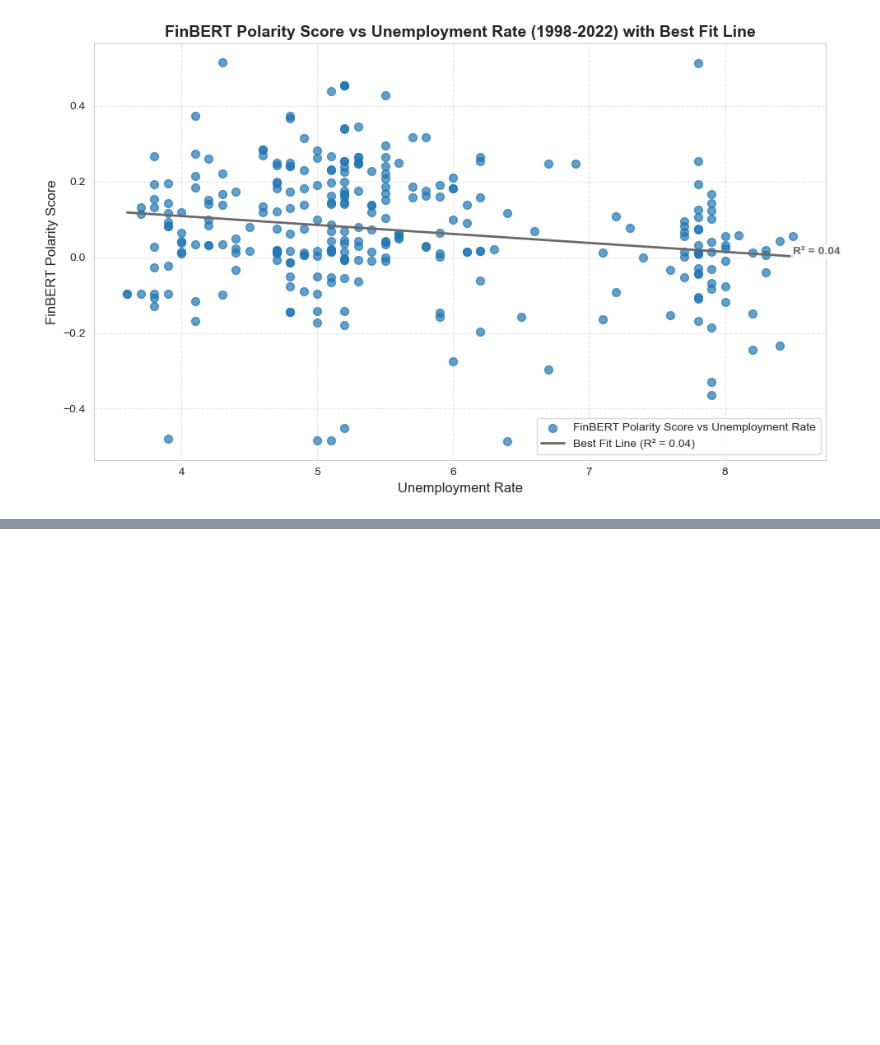
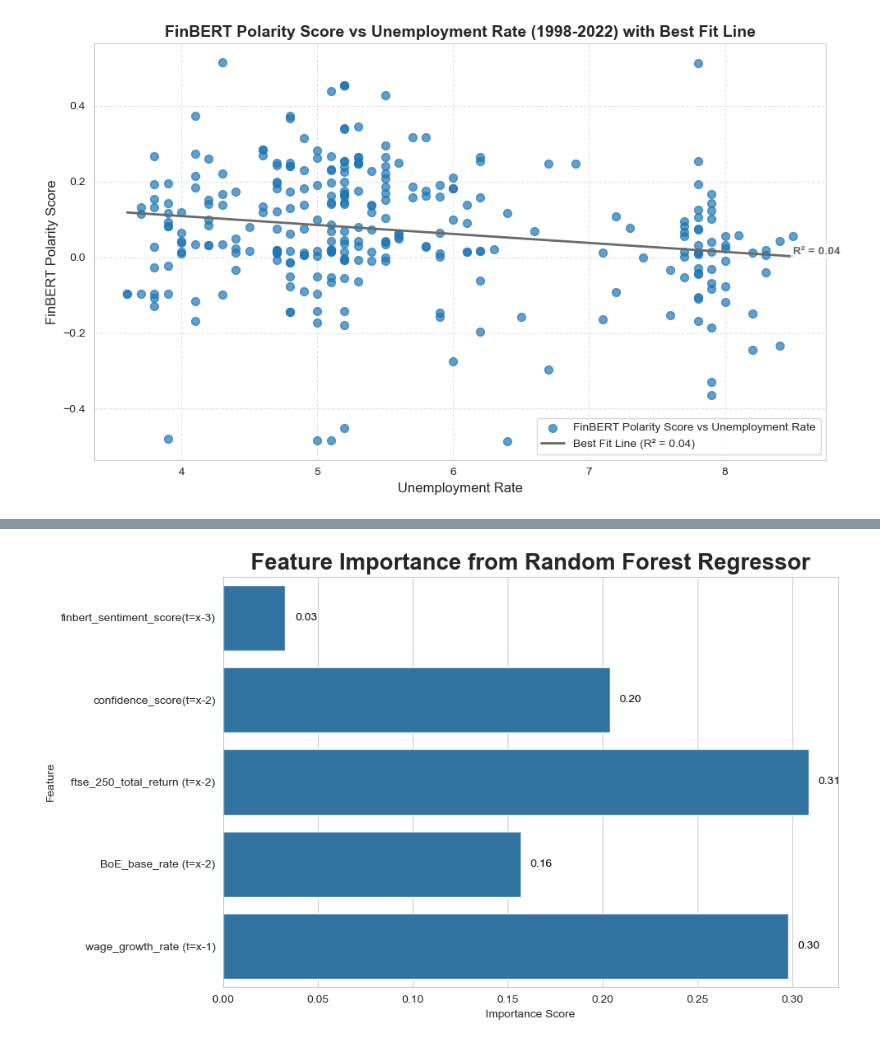
Before and after one commit to gamzebb/group-project, a Jupyter notebook: Further Analysis (Copies)/Unemployment analysis - sentiment, correlation, predictions (1998-22) vChecked (copy).ipynb, the cells around one changed output, grey strips where cells are left out. Drawn from its saved outputs; the diff is of its cells as text; code cells hidden in the pictures; blank space fills up the shorter version.

```diff
--- a/Further Analysis (Copies)/Unemployment analysis - sentiment, correlation, predictions (1998-22) vChecked (copy).ipynb
+++ b/Further Analysis (Copies)/Unemployment analysis - sentiment, correlation, predictions (1998-22) vChecked (copy).ipynb
@@ -1464,0 +1502,82 @@ else:
+# %%
+from sklearn.ensemble import RandomForestRegressor
+from sklearn.model_selection import train_test_split
+from sklearn.metrics import mean_squared_error, r2_score
+from sklearn.metrics import mean_absolute_error
+import matplotlib.pyplot as plt
+import seaborn as sns
+import pandas as pd  # Import pandas
+
+
+# 1. Prepare the data
+# -------------------
+# Use only non-null rows
+regression_df_sentiment = regression_df_sentiment.dropna(
+    subset=[
+        'unemployment_rate (t=x)',
+        'finbert_sentiment_score(t=x-3)', 'confidence_score(t=x-2)', 'ftse_250_total_return (t=x-2)',
+       'BoE_base_rate (t=x-2)','wage_growth_rate (t=x-1)'
+    ]
+)
+
+# Define features and target
+X = regression_df_sentiment[
+    [
+     'finbert_sentiment_score(t=x-3)', 'confidence_score(t=x-2)', 'ftse_250_total_return (t=x-2)',
+       'BoE_base_rate (t=x-2)','wage_growth_rate (t=x-1)'
+    ]
+]
+y = regression_df_sentiment['unemployment_rate (t=x)']
+
+# 2. Train-test split
+# -------------------
+X_train, X_test, y_train, y_test = train_test_split(X, y, test_size=0.3, random_state=42)
+
+# 3. Build and train the Random Forest model
+# ------------------------------------------
+rf_model = RandomForestRegressor(
+    n_estimators=200,
+    min_samples_split=2,
+    min_samples_leaf=2,
+    max_features='sqrt',
+    bootstrap=True,
+    n_jobs=-1,
+    random_state=42,
+)
+
+rf_model.fit(X_train, y_train)
+
+# 4. Predictions and Evaluation
+# -----------------------------
+y_pred = rf_model.predict(X_test)
+
+rmse = np.sqrt(mean_squared_error(y_test, y_pred))
+mse = mean_squared_error(y_test, y_pred)
+mae = mean_absolute_error(y_test, y_pred)
+r2 = r2_score(y_test, y_pred)
+
+print(f"Root Mean Squared Error: {rmse:.4f}")
+print(f"Mean Squared Error: {mse:.4f}")
+print(f"Mean Absolute Error: {mae:.4f}")
+print(f"R² Score: {r2:.4f}")
+
+# 5. Feature Importance Plot
+# --------------------------
+feature_importances = pd.Series(rf_model.feature_importances_, index=X.columns)
+
+plt.figure(figsize=(10, 6))
+ax = sns.barplot(x=feature_importances, y=feature_importances.index)  # Save the axes object
+plt.title(
+    "Feature Importance from Random Forest Regressor", fontsize=20, fontweight='bold'
+)
+plt.xlabel("Importance Score")
+plt.ylabel("Feature")
+
+# Add value labels to the right of each bar
+for i, (value, name) in enumerate(zip(feature_importances, feature_importances.index)):
+    ax.text(
+        value + 0.005, i, f"{value:.2f}", color='black', va='center', fontsize=10
+    )  # Use the saved 'ax'
+plt.tight_layout()
+plt.show()
+# %% [output]
@@ -1464,0 +1588 @@ else:
+[figure, added]
```
Also changed, not shown: parts of 6 cells of this notebook.
